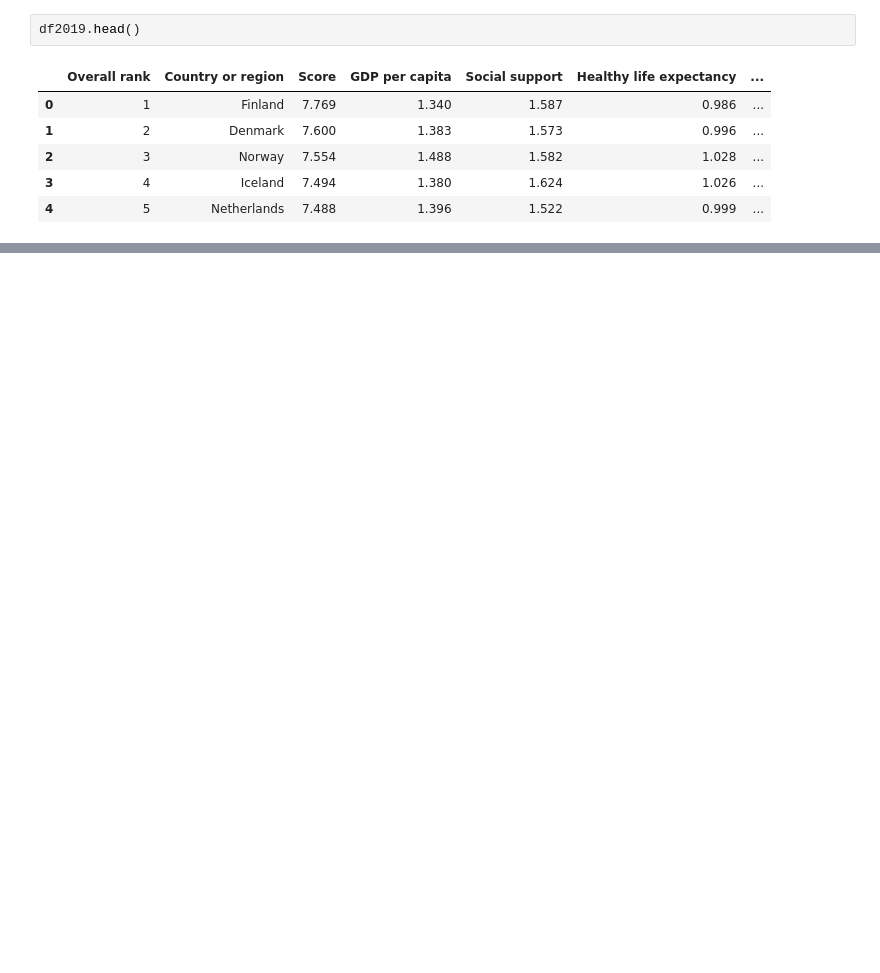
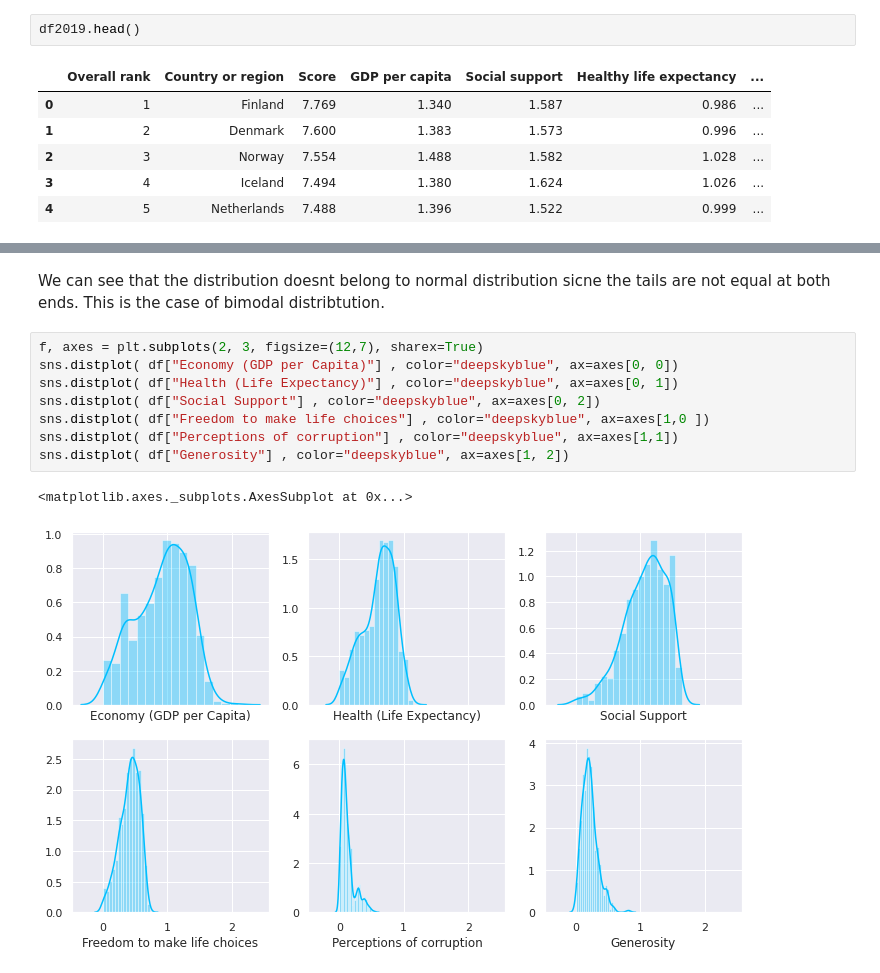
Before and after one commit to flikrama/UH-SPE-ML-Bootcamp-Team4-Project1, a Jupyter notebook: Project_1.ipynb, the cells around one changed output, grey strips where cells are left out. Drawn from its saved outputs; the diff is of its cells as text; blank space fills up the shorter version.

```diff
--- a/Project_1.ipynb
+++ b/Project_1.ipynb
@@ -425,0 +554,13 @@ Generosity                 0.57   0.19
+# %% [markdown]
+We can see that the distribution doesnt belong to normal distribution sicne the tails are not equal at both ends. This is the case of bimodal distribtution.
+# %%
+f, axes = plt.subplots(2, 3, figsize=(12,7), sharex=True)
+sns.distplot( df["Economy (GDP per Capita)"] , color="deepskyblue", ax=axes[0, 0])
+sns.distplot( df["Health (Life Expectancy)"] , color="deepskyblue", ax=axes[0, 1])
+sns.distplot( df["Social Support"] , color="deepskyblue", ax=axes[0, 2])
+sns.distplot( df["Freedom to make life choices"] , color="deepskyblue", ax=axes[1,0 ])
+sns.distplot( df["Perceptions of corruption"] , color="deepskyblue", ax=axes[1,1])
+sns.distplot( df["Generosity"] , color="deepskyblue", ax=axes[1, 2])
+# %% [output]
+<matplotlib.axes._subplots.AxesSubplot at 0x...>
+[figure, added]
```
Also changed, not shown: parts of 126 cells of this notebook.
